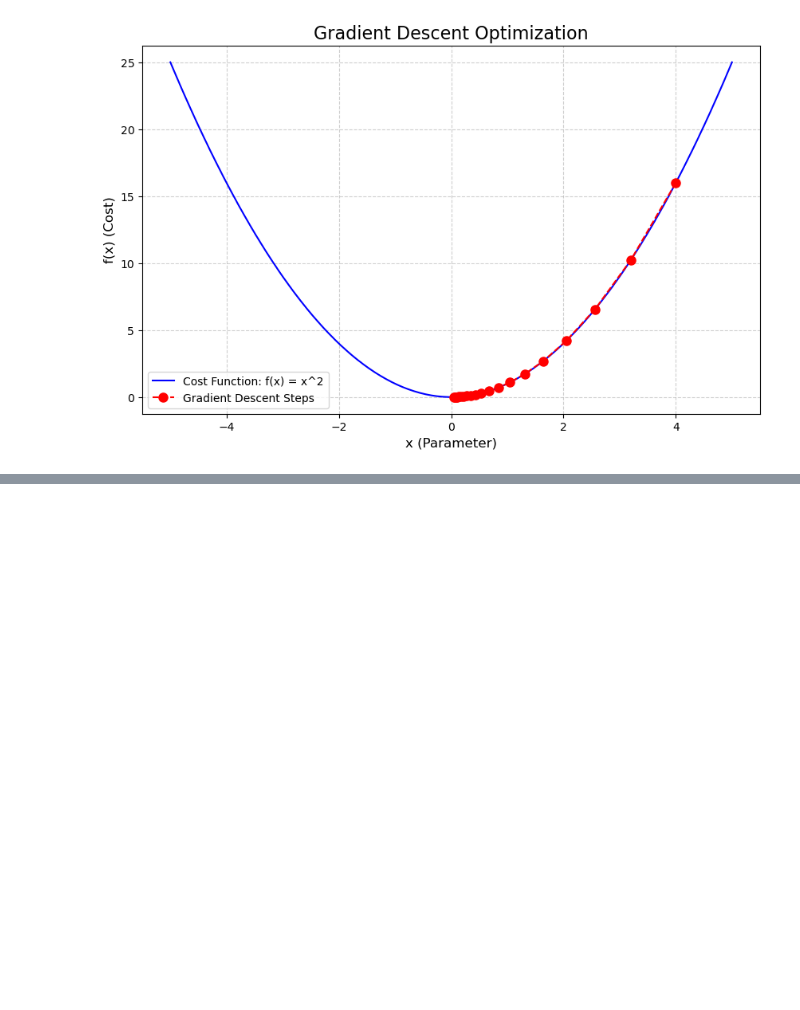
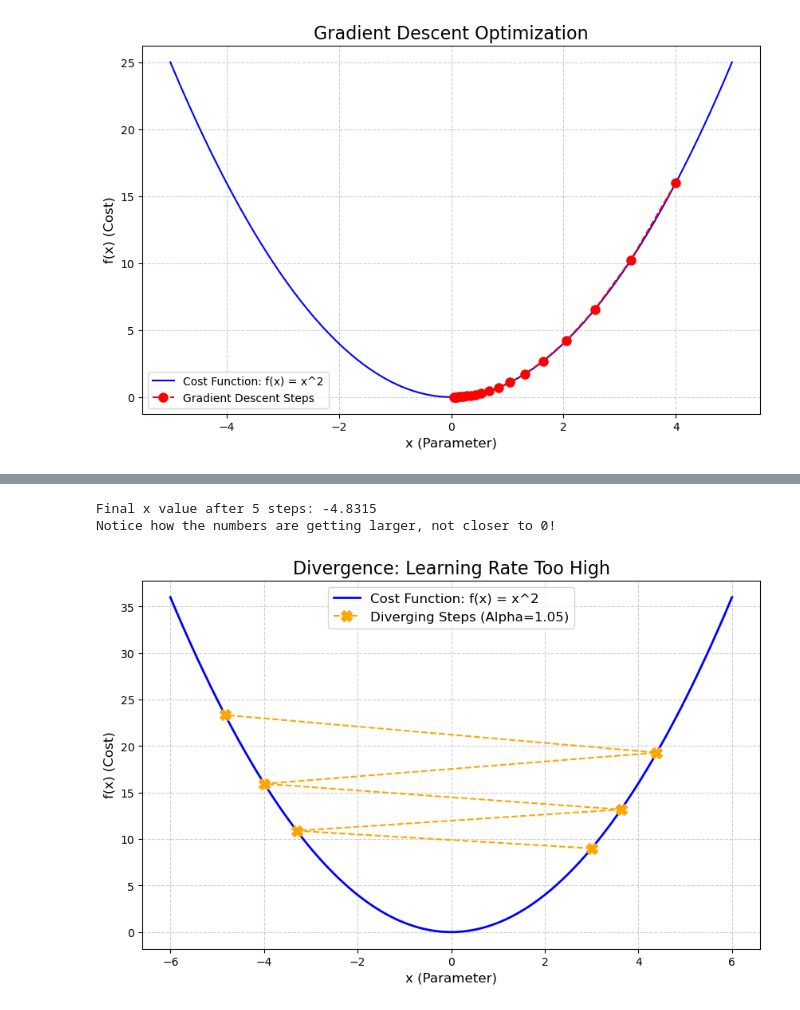
Before and after one commit to RumenMoysev/Softuni-math-concepts-final, a Jupyter notebook: gradient_descent_explainer.ipynb, the cells around one changed output, grey strips where cells are left out. Drawn from its saved outputs; the diff is of its cells as text; code cells hidden in the pictures; blank space fills up the shorter version.

Commit message:
Add experiment demonstrating divergence with a high learning rate

```diff
--- a/gradient_descent_explainer.ipynb
+++ b/gradient_descent_explainer.ipynb
@@ -170,0 +181,32 @@ plt.show()
+# %%
+# Run the algorithm with a high learning rate
+# We only take 5 steps because it will grow out of control very quickly!
+final_x_bad, step_history_bad, time_bad = gradient_descent(starting_x=3.0, learning_rate=1.05, num_iterations=5)
+
+print(f"Final x value after 5 steps: {final_x_bad:.4f}")
+print("Notice how the numbers are getting larger, not closer to 0!")
+
+# Re-create our curve data
+x_curve_wide = np.linspace(-6, 6, 100)
+y_curve_wide = f(x_curve_wide)
+y_history_bad = [f(x) for x in step_history_bad]
+
+# Set up the plot
+plt.figure(figsize=(10, 6))
+plt.plot(x_curve_wide, y_curve_wide, label="Cost Function: f(x) = x^2", color="blue", linewidth=2)
+
+# Plot the bad steps in orange to show divergence
+plt.plot(step_history_bad, y_history_bad, color="orange", marker="X", linestyle="dashed", markersize=10, label="Diverging Steps (Alpha=1.05)")
+
+# Add labels
+plt.title("Divergence: Learning Rate Too High", fontsize=16)
+plt.xlabel("x (Parameter)", fontsize=12)
+plt.ylabel("f(x) (Cost)", fontsize=12)
+plt.legend(fontsize=12)
+plt.grid(True, linestyle="--", alpha=0.6)
+
+plt.show()
+# %% [output]
+Final x value after 5 steps: -4.8315
+Notice how the numbers are getting larger, not closer to 0!
+[figure, added]
```
Also changed, not shown: parts of 3 cells of this notebook.
